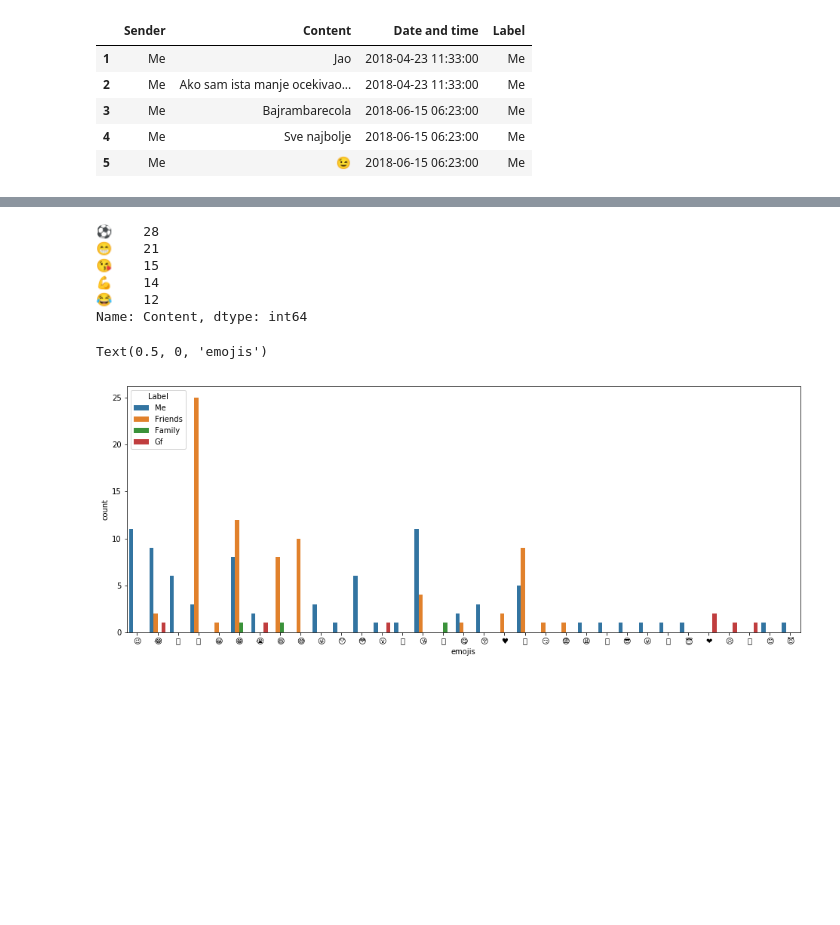
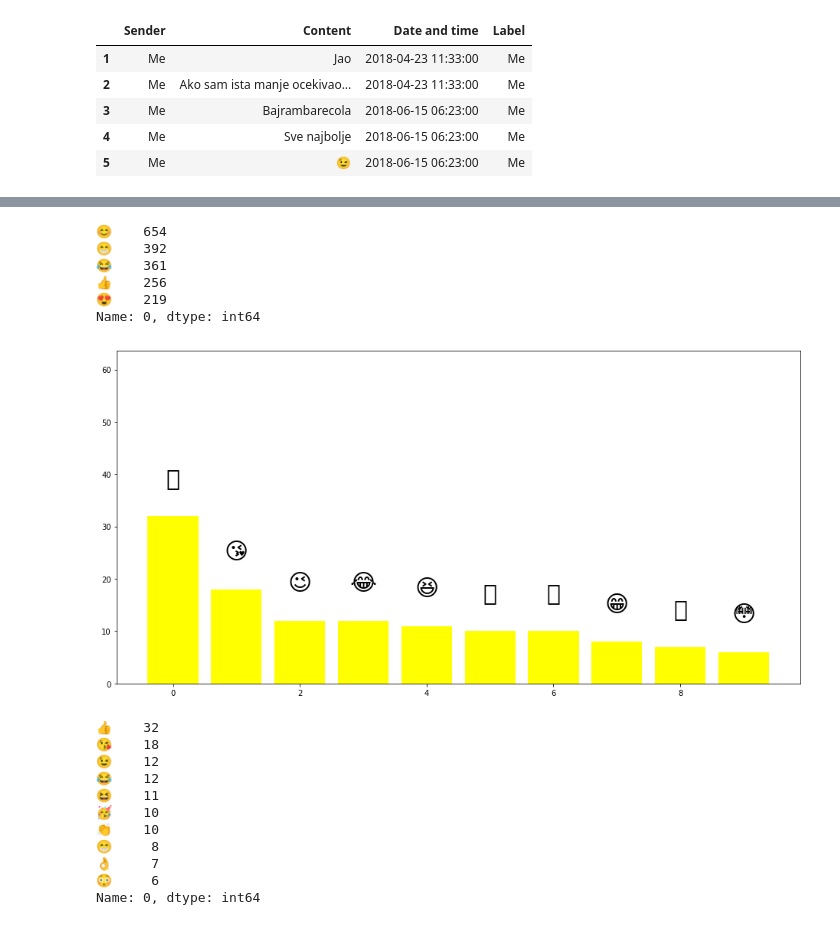
Before and after one commit to erol713/data-for-messages, a Jupyter notebook: Project.ipynb, the cells around one changed output, grey strips where cells are left out. Drawn from its saved outputs; the diff is of its cells as text; code cells hidden in the pictures; blank space fills up the shorter version.

```diff
--- a/Project.ipynb
+++ b/Project.ipynb
@@ -156,16 +114,13 @@ AttributeError: 'dict' object has no attribute 'isin'
-# %%
-emj.Content.value_counts().head()
-# %% [output]
-⚽    28
-😁    21
-😘    15
-💪    14
-😂    12
-Name: Content, dtype: int64
-# %%
-plt.figure(figsize=(16, 6))
-ax = sns.countplot( emojis['Content'], hue=emojis['Label'])
-ax.set_xlabel("emojis")
-# %% [output]
-Text(0.5, 0, 'emojis')
-[figure, removed]
+# %%
+# most used emojis
+
+emojis[0].value_counts().head()
+# %% [output]
+😊    654
+😁    392
+😂    361
+👍    256
+😍    219
+Name: 0, dtype: int64
+# %%
+topSentE = sentEmojis[0].value_counts().head(10)
@@ -171,0 +129,35 @@ Text(0.5, 0, 'emojis')
+# %%
+freqs = topSentE.values
+labels = topSentE.index
+plt.figure(figsize=(16,8))
+p1 = plt.bar(np.arange(len(labels)), freqs, 0.8, color="yellow")
+plt.ylim(0, plt.ylim()[1]+30)
+
+# Make labels
+for rect1, label in zip(p1, labels):
+    height = rect1.get_height()
+    plt.annotate(
+        label,
+        (rect1.get_x() + rect1.get_width()/2, height+5),
+        ha="center",
+        va="bottom",
+        fontsize=30,
+        fontname='Segoe UI Emoji',
+    )
+
+plt.show()
+
+topSentE
+# %% [output]
+[figure, added]
+👍    32
+😘    18
+😉    12
+😂    12
+😆    11
+🥳    10
+👏    10
+😁     8
+👌     7
+😳     6
+Name: 0, dtype: int64
```
Also changed, not shown: parts of 46 cells of this notebook, 3 other files.
